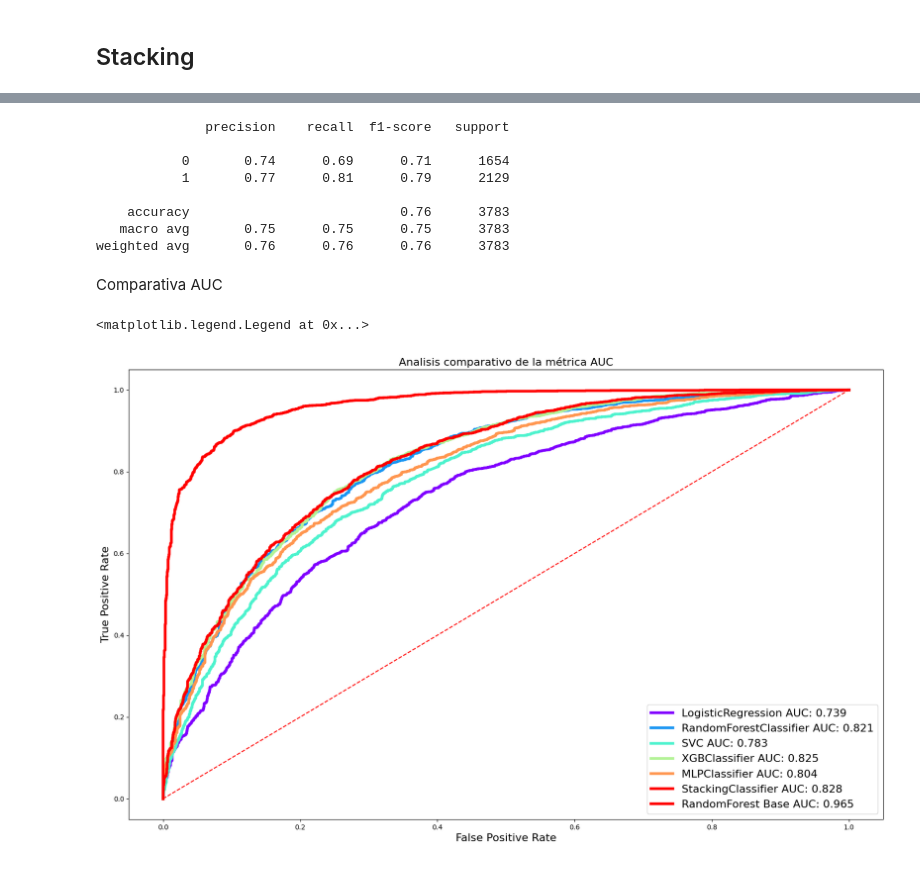
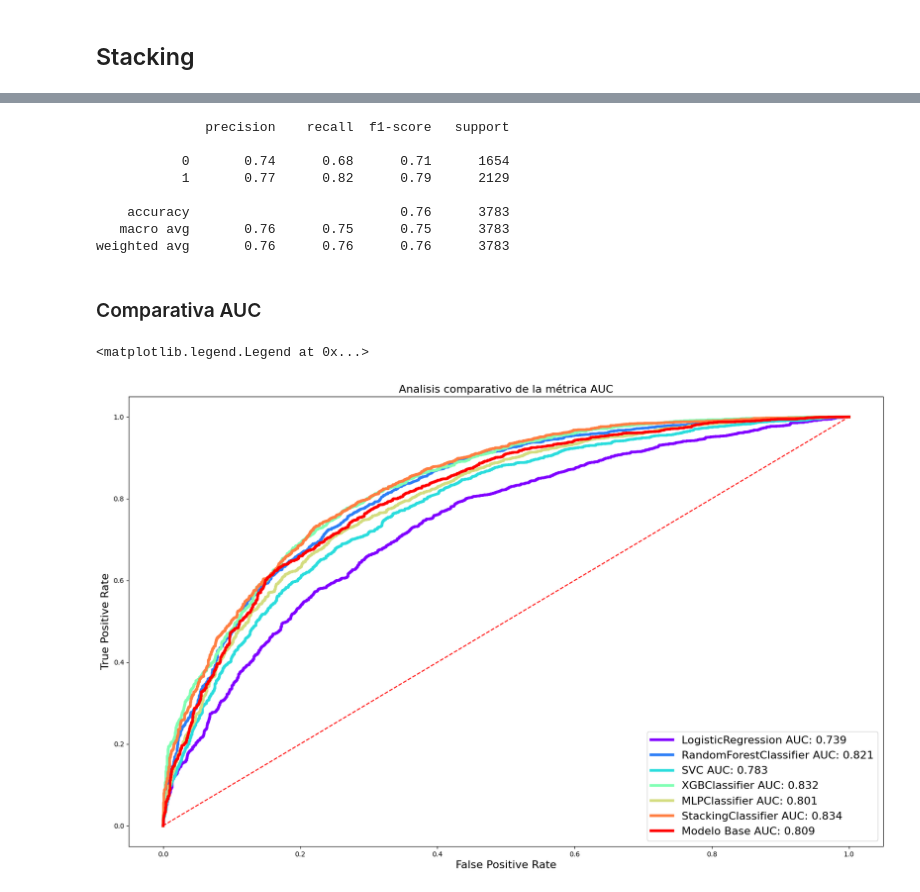
Before and after one commit to echovl/in-vehicle-coupon-recommendation, a Jupyter notebook: codigo_final_ml.ipynb, the cells around one changed output, grey strips where cells are left out. Drawn from its saved outputs; the diff is of its cells as text; code cells hidden in the pictures.

```diff
--- a/codigo_final_ml.ipynb
+++ b/codigo_final_ml.ipynb
@@ -139,6 +152,4 @@ for k in folds:
 
   print(f"Fold {k}")
   print(f"Average Accuracy: {accuracy}")
-
-base_rf_model.fit(x_train_base, y_test_base)
 # %% [output]
@@ -145,0 +162,5 @@ KeyError: '[4192, 4236, 4280, 4324, 4409, 4475, 4586, 4739, 4761, 4805, 4827, 48
+# %%
+# Entrenamos el model base con el dataset de entrenamiento
+base_rf_model.fit(x_train_base, y_train_base)
+
+plot_roc_curve(base_rf_model, x_test_base, y_test_base)
@@ -557,9 +580,12 @@ mlp_model = MLPClassifier()
 # %%
 # Definición de hiperparámetros a buscar en la búsqueda aleatoria
 mlp_parameters = {
-    "hidden_layer_sizes": [[100], [200], [300], [500]],
-    "activation": ["identity", "logistic", "tanh", "relu"],
-    "max_iter": [700, 700]
+    "hidden_layer_sizes": [[100], [200], [300]],
+    "activation": ["relu"],
+    "max_iter": [500, 1000],
+    "learning_rate": ["adaptive"],
+    "solver": ["sgd", "adam"],
+    "early_stopping": [True]
 }
 # %%
 # Búsqueda aleatoria de hiperparámetros
@@ -615,8 +642,7 @@ estimators = [
 # Creamos el modelo ensamble y realizamos el entrenamiento
 stacking_model = StackingClassifier(
     estimators=estimators,
-    final_estimator=LogisticRegression(penalty="l2"),
-    cv="prefit"
+    final_estimator=LogisticRegression()
 )
 
 stacking_model.fit(x_train, y_train)
@@ -652,14 +678,14 @@ print(classification_report(y_test, y_pred))
 # %% [output]
               precision    recall  f1-score   support
 
-           0       0.74      0.69      0.71      1654
-           1       0.77      0.81      0.79      2129
+           0       0.74      0.68      0.71      1654
+           1       0.77      0.82      0.79      2129
 
     accuracy                           0.76      3783
-   macro avg       0.75      0.75      0.75      3783
+   macro avg       0.76      0.75      0.75      3783
 weighted avg       0.76      0.76      0.76      3783
-# %% [markdown]
-Comparativa AUC
+# %% [markdown]
+### Comparativa AUC
 # %%
 from sklearn.metrics import roc_curve, auc
 from matplotlib.cm import rainbow
@@ -671,34 +697,34 @@ models = [
   xgb_model,
   mlp_model,
   stacking_model
 ]
 
-colors = rainbow(np.linspace(0, 1, len(models)))
+colors = rainbow(np.linspace(0, 1, len(models)+1))
 
 plt.figure(figsize = (20, 12))
 plt.plot([0,1], [0,1], 'r--')
 
 # Plot modelos entrenados
 for (idx, model) in enumerate(models):
   model_name = type(model).__name__
   y_pred_proba = model.predict_proba(x_test)[::, 1]
   fpr, tpr, th = roc_curve(y_test,  y_pred_proba)
   auc = roc_auc_score(y_test, y_pred_proba)
 
   label = model_name + " AUC:" + " {0:.3f}".format(auc)
   plt.plot(fpr, tpr, c = colors[idx], label = label, linewidth = 4)
 
 # Plot modelo base
 y_pred_proba = base_rf_model.predict_proba(x_test_base)[::, 1]
 fpr, tpr, th = roc_curve(y_test_base,  y_pred_proba)
 auc = roc_auc_score(y_test_base, y_pred_proba)
-label = "RandomForest Base" + " AUC:" + " {0:.3f}".format(auc)
-plt.plot(fpr, tpr, c = colors[idx], label = label, linewidth = 4)
+label = "Modelo Base" + " AUC:" + " {0:.3f}".format(auc)
+plt.plot(fpr, tpr, c = colors[idx+1], label = label, linewidth = 4)
 
 plt.xlabel("False Positive Rate", fontsize = 16)
 plt.ylabel("True Positive Rate", fontsize = 16)
 plt.title("Analisis comparativo de la métrica AUC", fontsize = 16)
 plt.legend(loc = "lower right", fontsize = 16)
 # %% [output]
 <matplotlib.legend.Legend at 0x...>
-[figure, old version]
+[figure, new version]
```
Also changed, not shown: parts of 15 cells of this notebook.
